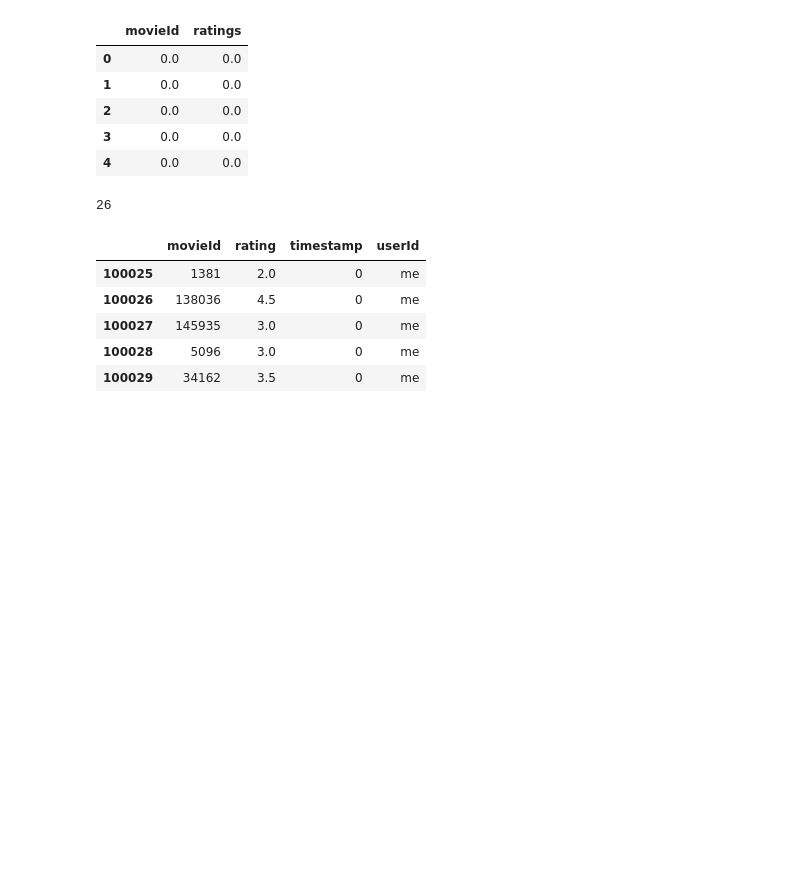
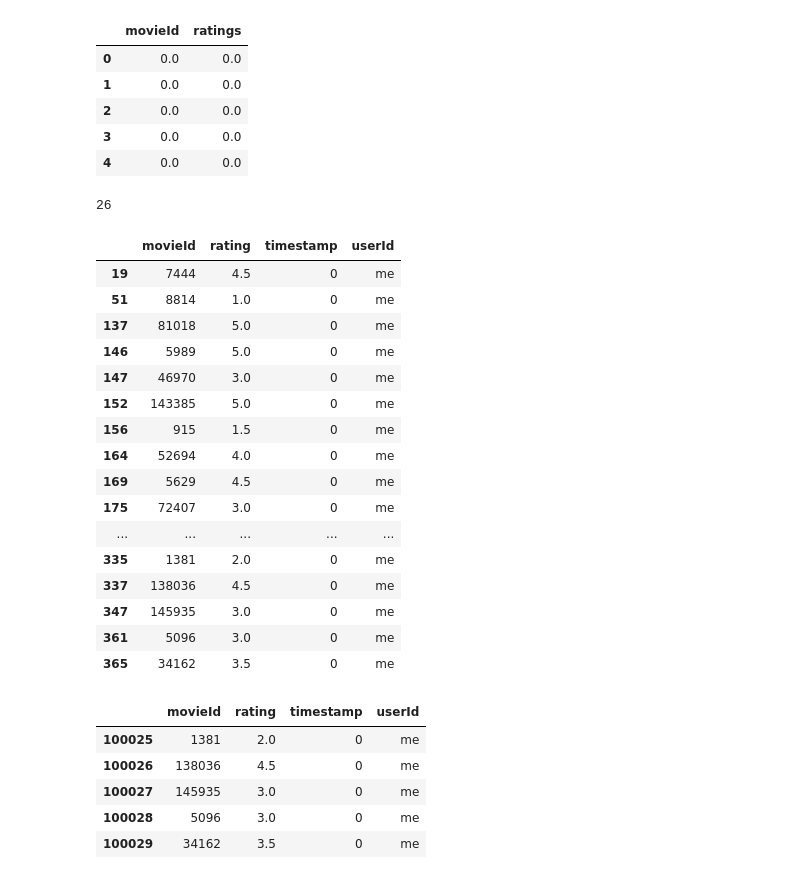
Before and after one commit to ahriley/movie-matchmaker, a Jupyter notebook: 1_pearson.ipynb, the cells around one changed output. Saved outputs shown, nothing was run; the diff lists cells and outputs as text; code cells hidden in the pictures; blank space fills up the shorter version.

```diff
--- a/1_pearson.ipynb
+++ b/1_pearson.ipynb
@@ -297,6 +320,26 @@ mine = mine.loc[mine['movieId']>0]
 len(mine)
 # %% [output]
 26
+# %%
+mine
+# %% [output]
+|  | movieId | rating | timestamp | userId |
+| 19 | 7444 | 4.5 | 0 | me |
+| 51 | 8814 | 1.0 | 0 | me |
+| 137 | 81018 | 5.0 | 0 | me |
+| 146 | 5989 | 5.0 | 0 | me |
+| 147 | 46970 | 3.0 | 0 | me |
+| 152 | 143385 | 5.0 | 0 | me |
+| 156 | 915 | 1.5 | 0 | me |
+| 164 | 52694 | 4.0 | 0 | me |
+| 169 | 5629 | 4.5 | 0 | me |
+| 175 | 72407 | 3.0 | 0 | me |
+| ... | ... | ... | ... | ... |
+| 335 | 1381 | 2.0 | 0 | me |
+| 337 | 138036 | 4.5 | 0 | me |
+| 347 | 145935 | 3.0 | 0 | me |
+| 361 | 5096 | 3.0 | 0 | me |
+| 365 | 34162 | 3.5 | 0 | me |
 # %%
 ### Read in the raw rating file again
 ratings = pd.read_csv('data/ratings.csv',header=0)
```
Also changed, not shown: parts of 6 cells of this notebook, 1 other file.
